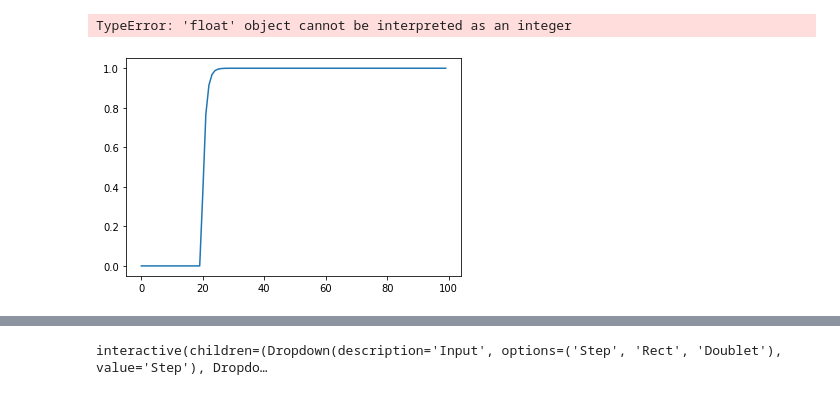
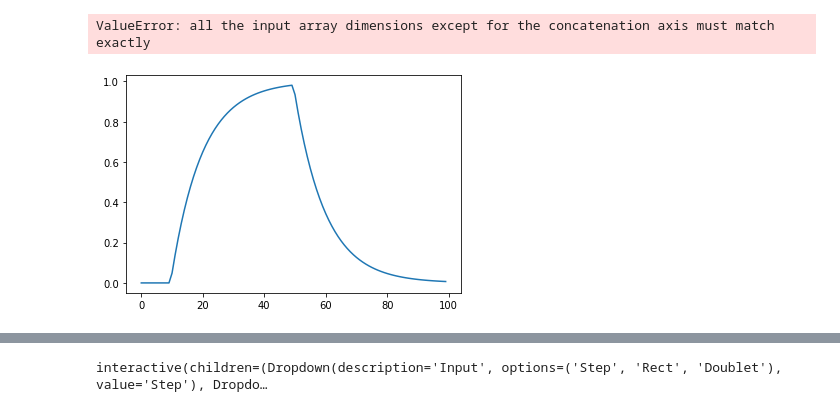
Before and after one commit to garretthnel/Model-Identification, a Jupyter notebook: Parameter-Identification.ipynb, the cells around one changed output, grey strips where cells are left out. Drawn from its saved outputs; the diff is of its cells as text; code cells hidden in the pictures.

```diff
--- a/Parameter-Identification.ipynb
+++ b/Parameter-Identification.ipynb
@@ -31,7 +35,7 @@ def step(t, start, stop):
         return 1
 
 def rect(t, start, drop, stop):
-    if t>=start and t<stop:
+    if t>=start and t<drop:
         return 1
     else:
         return 0
@@ -111,23 +115,22 @@ noise_dict = {'None': no_noise,
 def create_system(Numerator, Denominator):
     return control.tf(Numerator, Denominator)
 # %%
-# test ssid
+# test sysid
 
 ts = range(100)
-us = [step(t, 20, 100) for t in ts]
-_, ys, _ = control.forced_response(control.tf([1], [1,1]), T=ts, U=us)
+us = [rect(t, 10, 50, 100) for t in ts]
+_, ys, _ = control.forced_response(control.tf([1], [10,1]), T=ts, U=us)
 plt.plot(ts, ys)
 
-def subspace_id(y, u):
-    ts = range(100)
-    ss1_id = sysid.subspace_det_algo1(y, u, f=2, p=2, s_tol=1e-2, dt=0.1)
-    A, B, C, D = ss1_id.A, ss1_id.B, ss1_id.C, ss1_id.D
-    tf = scipy.signal.lti(A, B, C, D).to_tf()
-    _, ys, _ = control.forced_response(control.tf(tf.num, tf.den), T=ts, U=us)
-    plt.plot(ts, ys)
-    return tf.num, tf.den
+def sysid_id(y, u):
+    ss1_id = sysid.subspace_det_algo1(y, u, f=2, p=2, s_tol=1e-2, dt=1)
+    tf = control.ss(ss1_id.A, ss1_id.B, ss1_id.C, ss1_id.D)
+    _, ys, _ = control.forced_response(tf, T=ts, U=us)
+    print(tf)
+    return ts, ys
 
-subspace_id(ys, us)
+id = sysid_id(ys, us)
+plt.plot(id[0], id[1])
 
 # this module gives questionable results
 # %% [output]
@@ -136,22 +146,24 @@ subspace_id(ys, us)
 # %%
 # try a different module
+importlib.reload(ssid)
 
 ts = range(100)
-us = [step(t, 20, 100) for t in ts]
-_, ys, _ = control.forced_response(control.tf([1], [1,1]), T=ts, U=us)
+us = [rect(t, 10, 50, 100) for t in ts]
+_, ys, _ = control.forced_response(control.tf([1], [10,1]), T=ts, U=us)
 plt.plot(ts, ys)
 
 def subspace_id(y, u):
-    ts = range(100)
-    A, B, C, D, Cov, S = ssid.N4SID(numpy.array([u]).T, numpy.array([y]).T, 10, 10, 4)
-    tf = scipy.signal.lti(A, B, C, D).to_tf()
-    _, ys, _ = control.forced_response(control.tf(tf.num, tf.den), T=ts, U=us)
+    u, y = numpy.array([u]), numpy.array([y])
+    A, B, C, D, Cov, S = ssid.N4SID(u, y, 100, 100, 4)
+    tf = control.ss(A, B, C, D)
+    _, ys, _ = control.forced_response(tf, T=ts, U=us)
     plt.plot(ts, ys)
     return tf.num, tf.den
 
 subspace_id(ys, us)
 
 # "TypeError: 'float' object cannot be interpreted as an integer" but I cannot see where to correct it
+# the above error exists even in the example code from the N4SID github when run https://github.com/AndyLamperski/pyN4SID/blob/master/N4SIDtest.ipynb
 # %% [output]
-TypeError: 'float' object cannot be interpreted as an integer
+ValueError: all the input array dimensions except for the concatenation axis must match exactly
-[figure, old version]
+[figure, new version]
```
Also changed, not shown: parts of 8 cells of this notebook.
